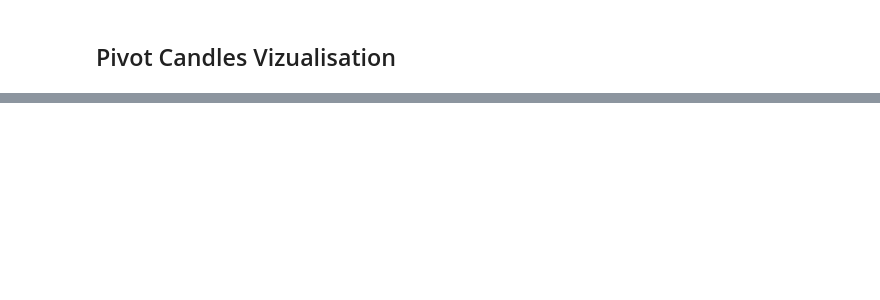
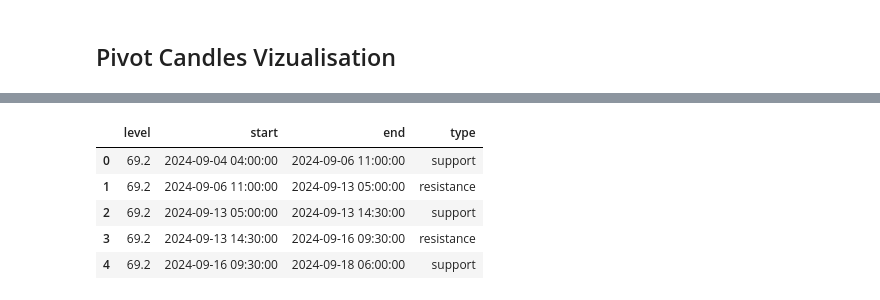
Before and after one commit to codenibler/level_detector, a Jupyter notebook: gender_changes.ipynb, the cells around one changed output, grey strips where cells are left out. Cells and saved outputs as stored; diff of their text form; code cells hidden in the pictures; blank space fills up the shorter version.

```diff
--- a/gender_changes.ipynb
+++ b/gender_changes.ipynb
@@ -190,3 +189,72 @@ else:
     )
 
     fig.show()
+# %%
+level_segments = []
+flip_markers = []
+threshold_mult = 2.0
+
+df_levels = df.copy()
+df_levels['datetime'] = pd.to_datetime(df_levels['datetime'])
+zones_eval = zones.copy()
+zones_eval['created'] = pd.to_datetime(zones_eval['created'])
+end_time = df_levels['datetime'].iloc[-1]
+
+for _, zone in zones_eval.iterrows():
+    current_type = zone['type']
+    level_price = zone['level']
+    current_start = zone['created']
+    window = df_levels[df_levels['datetime'] >= current_start]
+
+    if window.empty:
+        continue
+
+    for _, candle in window.iterrows():
+        atr_value = candle['atr14']
+        if pd.isna(atr_value):
+            continue
+        threshold = atr_value * threshold_mult
+
+        if current_type == 'resistance':
+            if candle['high'] >= level_price + threshold:
+                if candle['datetime'] > current_start:
+                    level_segments.append({
+                        'level': level_price,
+                        'start': current_start,
+                        'end': candle['datetime'],
+                        'type': current_type
+                    })
+                flip_markers.append({'level': level_price, 'time': candle['datetime'], 'new_type': 'support'})
+                current_type = 'support'
+                current_start = candle['datetime']
+        else:
+            if candle['low'] <= level_price - threshold:
+                if candle['datetime'] > current_start:
+                    level_segments.append({
+                        'level': level_price,
+                        'start': current_start,
+                        'end': candle['datetime'],
+                        'type': current_type
+                    })
+                flip_markers.append({'level': level_price, 'time': candle['datetime'], 'new_type': 'resistance'})
+                current_type = 'resistance'
+                current_start = candle['datetime']
+
+    if end_time > current_start:
+        level_segments.append({
+            'level': level_price,
+            'start': current_start,
+            'end': end_time,
+            'type': current_type
+        })
+
+level_segments_df = pd.DataFrame(level_segments) if level_segments else pd.DataFrame(columns=['level','start','end','type'])
+flip_markers_df = pd.DataFrame(flip_markers) if flip_markers else pd.DataFrame(columns=['level','time','new_type'])
+level_segments_df.head()
+# %% [output]
+|  | level | start | end | type |
+| 0 | 69.2 | 2024-09-04 04:00:00 | 2024-09-06 11:00:00 | support |
+| 1 | 69.2 | 2024-09-06 11:00:00 | 2024-09-13 05:00:00 | resistance |
+| 2 | 69.2 | 2024-09-13 05:00:00 | 2024-09-13 14:30:00 | support |
+| 3 | 69.2 | 2024-09-13 14:30:00 | 2024-09-16 09:30:00 | resistance |
+| 4 | 69.2 | 2024-09-16 09:30:00 | 2024-09-18 06:00:00 | support |
```
Also changed, not shown: parts of 4 cells of this notebook.
